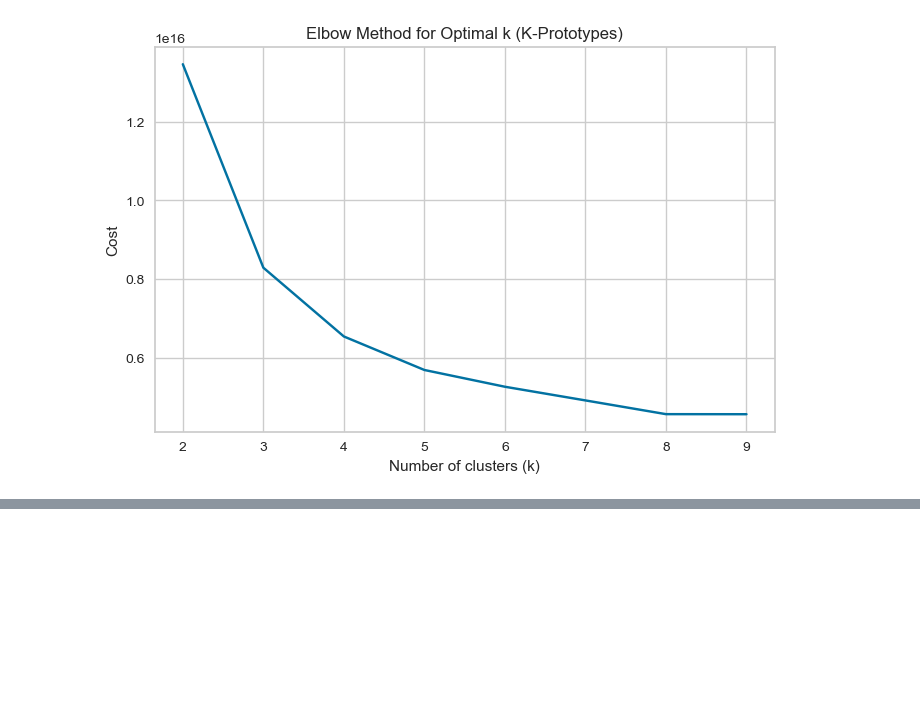
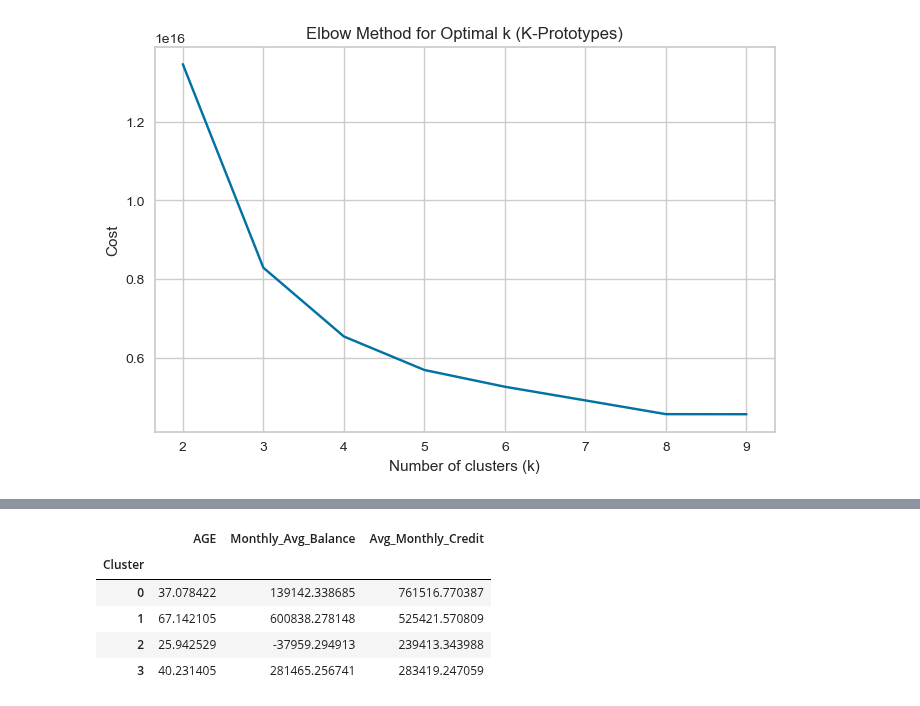
Before and after one commit to Kavindya-1/FYP, a Jupyter notebook: Initial notebook.ipynb, the cells around one changed output, grey strips where cells are left out. Cells and saved outputs as stored; diff of their text form; code cells hidden in the pictures; blank space fills up the shorter version.

```diff
--- a/Initial notebook.ipynb
+++ b/Initial notebook.ipynb
@@ -800,0 +801,24 @@ Requirement already satisfied: numpy in c:\programdata\anaconda3\lib\site-packag
+# %%
+import pandas as pd
+import numpy as np
+
+# Select features
+numeric_features = [
+    'AGE',
+    'Monthly_Avg_Balance',
+    'Avg_Monthly_Credit'
+]
+
+
+categorical_features = [
+    'GENDER',
+    'EMPLOYMENT_STATUS',
+    'MARITAL_STATUS',
+    'Employment_Segment','TARGET_DESC','CUSTOMER_RISK_NAME'
+]
+
+gower_df = eligible_cus_df[numeric_features + categorical_features].copy()
+
+# Handle missing values
+gower_df[numeric_features] = gower_df[numeric_features].fillna(gower_df[numeric_features].median())
+gower_df[categorical_features] = gower_df[categorical_features].fillna('Unknown')
@@ -800,0 +858,9 @@ Requirement already satisfied: numpy in c:\programdata\anaconda3\lib\site-packag
+# %%
+gower_df.groupby('Cluster')[numeric_features].mean()
+# %% [output]
+|  | AGE | Monthly_Avg_Balance | Avg_Monthly_Credit |
+| Cluster |  |  |  |
+| 0 | 37.078422 | 139142.338685 | 761516.770387 |
+| 1 | 67.142105 | 600838.278148 | 525421.570809 |
+| 2 | 25.942529 | -37959.294913 | 239413.343988 |
+| 3 | 40.231405 | 281465.256741 | 283419.247059 |
```
Also changed, not shown: parts of 9 cells of this notebook, 1 other file.
